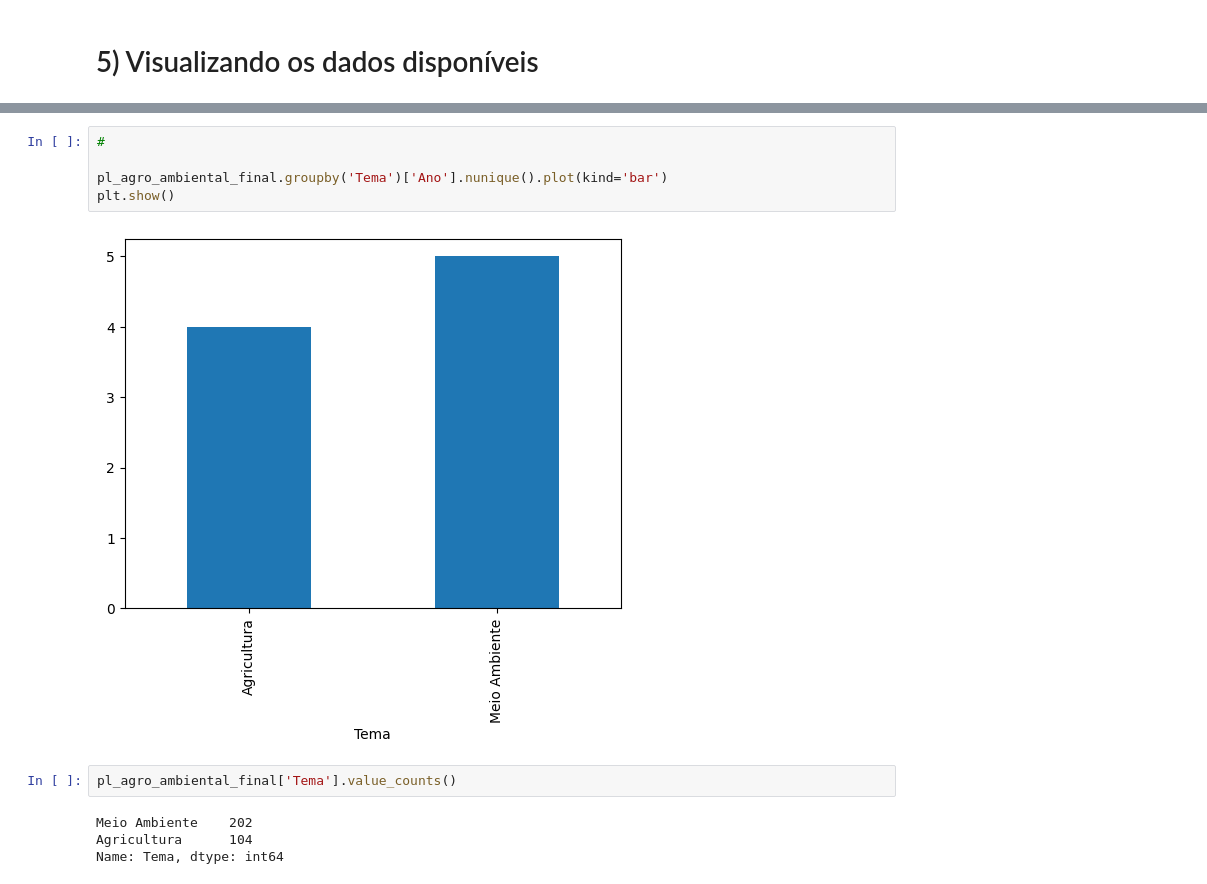
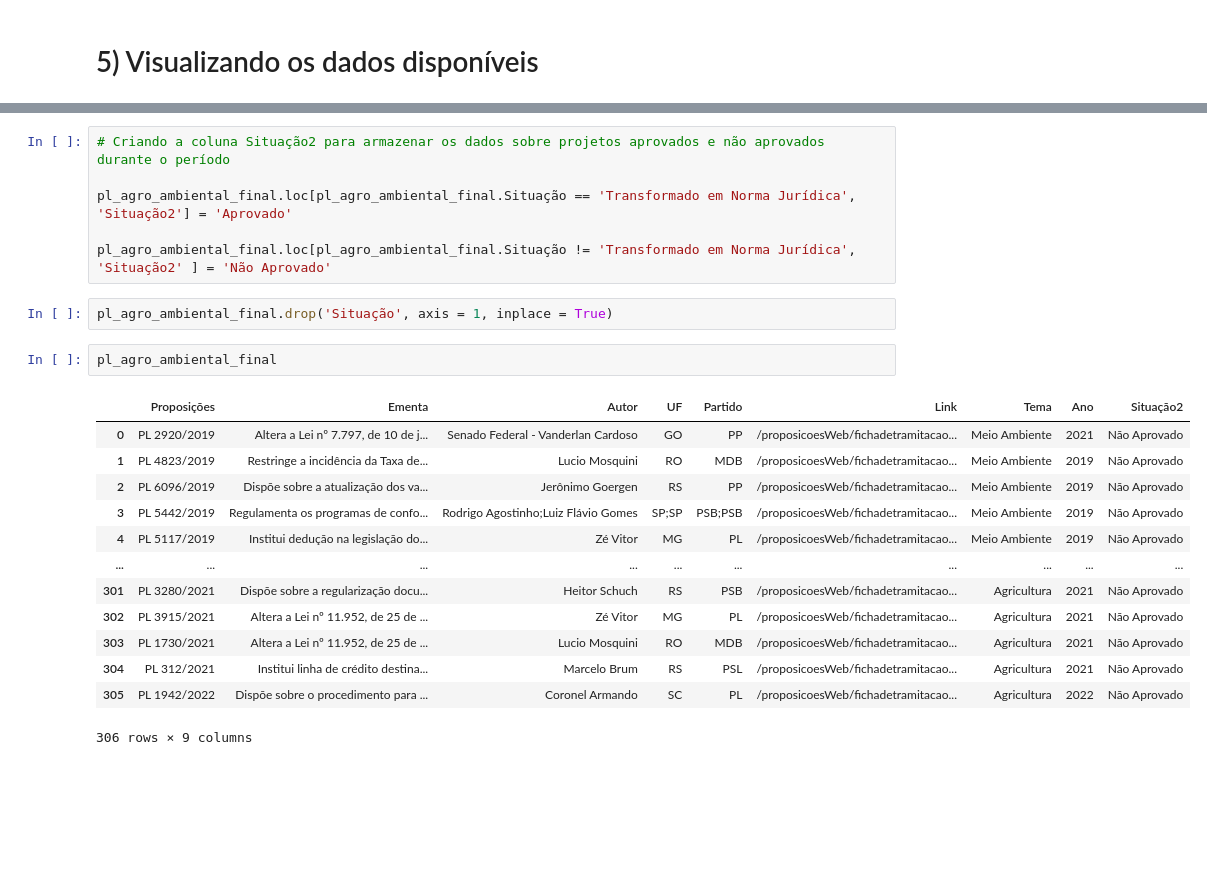
Before and after one commit to joaoleon/agrarian-and-environmental-policies, a Jupyter notebook: leis_meio_ambiente_agricultura.ipynb, the cells around one changed output, grey strips where cells are left out. Cells and saved outputs as stored; diff of their text form; blank space fills up the shorter version.

Commit message:
Projetos de Lei

```diff
--- a/leis_meio_ambiente_agricultura.ipynb
+++ b/leis_meio_ambiente_agricultura.ipynb
@@ -402,13 +402,24 @@ pl_agro_ambiental_final
-# %%
-#
-
-pl_agro_ambiental_final.groupby('Tema')['Ano'].nunique().plot(kind='bar')
-plt.show()
-# %% [output]
-[figure, removed]
+# %%
+# Criando a coluna Situação2 para armazenar os dados sobre projetos aprovados e não aprovados durante o período
+
+pl_agro_ambiental_final.loc[pl_agro_ambiental_final.Situação == 'Transformado em Norma Jurídica', 'Situação2'] = 'Aprovado'
+
+pl_agro_ambiental_final.loc[pl_agro_ambiental_final.Situação != 'Transformado em Norma Jurídica', 'Situação2' ] = 'Não Aprovado'
+# %%
+pl_agro_ambiental_final.drop('Situação', axis = 1, inplace = True)
 # %%
-pl_agro_ambiental_final['Tema'].value_counts()
+pl_agro_ambiental_final
 # %% [output]
+|  | Proposições | Ementa | Autor | UF | Partido | Link | Tema | Ano | Situação2 |
+| 0 | PL 2920/2019 | Altera a Lei nº 7.797, de 10 de j... | Senado Federal - Vanderlan Cardoso | GO | PP | /proposicoesWeb/fichadetramitacao... | Meio Ambiente | 2021 | Não Aprovado |
+| 1 | PL 4823/2019 | Restringe a incidência da Taxa de... | Lucio Mosquini | RO | MDB | /proposicoesWeb/fichadetramitacao... | Meio Ambiente | 2019 | Não Aprovado |
+| 2 | PL 6096/2019 | Dispõe sobre a atualização dos va... | Jerônimo Goergen | RS | PP | /proposicoesWeb/fichadetramitacao... | Meio Ambiente | 2019 | Não Aprovado |
+| 3 | PL 5442/2019 | Regulamenta os programas de confo... | Rodrigo Agostinho;Luiz Flávio Gomes | SP;SP | PSB;PSB | /proposicoesWeb/fichadetramitacao... | Meio Ambiente | 2019 | Não Aprovado |
+| 4 | PL 5117/2019 | Institui dedução na legislação do... | Zé Vitor | MG | PL | /proposicoesWeb/fichadetramitacao... | Meio Ambiente | 2019 | Não Aprovado |
+| ... | ... | ... | ... | ... | ... | ... | ... | ... | ... |
+| 301 | PL 3280/2021 | Dispõe sobre a regularização docu... | Heitor Schuch | RS | PSB | /proposicoesWeb/fichadetramitacao... | Agricultura | 2021 | Não Aprovado |
+| 302 | PL 3915/2021 | Altera a Lei nº 11.952, de 25 de ... | Zé Vitor | MG | PL | /proposicoesWeb/fichadetramitacao... | Agricultura | 2021 | Não Aprovado |
+| 303 | PL 1730/2021 | Altera a Lei nº 11.952, de 25 de ... | Lucio Mosquini | RO | MDB | /proposicoesWeb/fichadetramitacao... | Agricultura | 2021 | Não Aprovado |
+| 304 | PL 312/2021 | Institui linha de crédito destina... | Marcelo Brum | RS | PSL | /proposicoesWeb/fichadetramitacao... | Agricultura | 2021 | Não Aprovado |
+| 305 | PL 1942/2022 | Dispõe sobre o procedimento para ... | Coronel Armando | SC | PL | /proposicoesWeb/fichadetramitacao... | Agricultura | 2022 | Não Aprovado |
-Meio Ambiente    202
-Agricultura      104
-Name: Tema, dtype: int64
+306 rows × 9 columns
```
Also changed, not shown: parts of 4 cells of this notebook, 2 other files.
